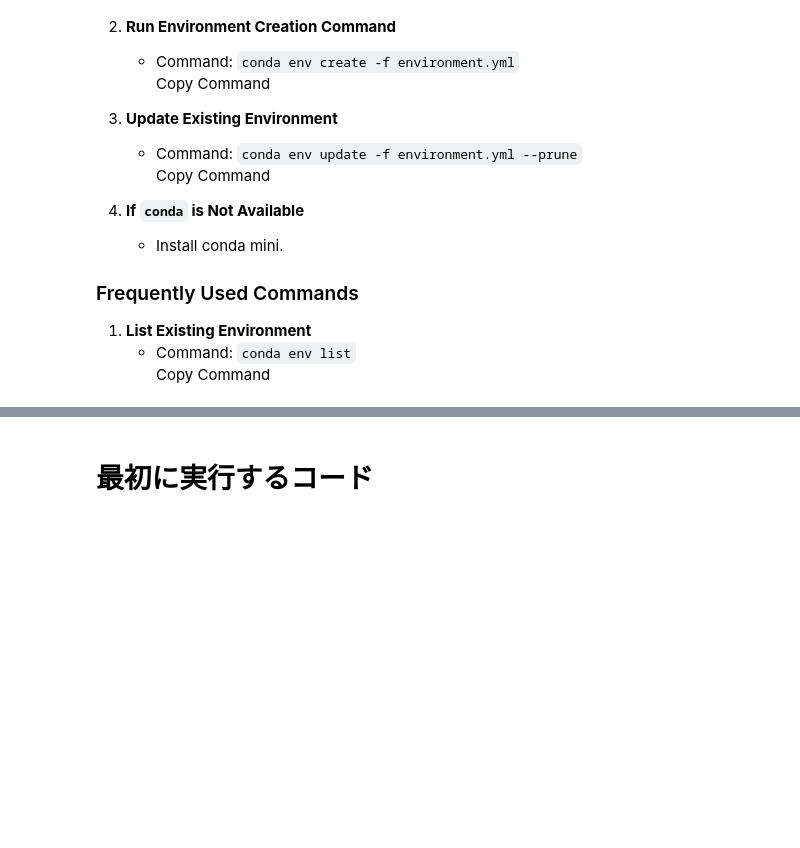
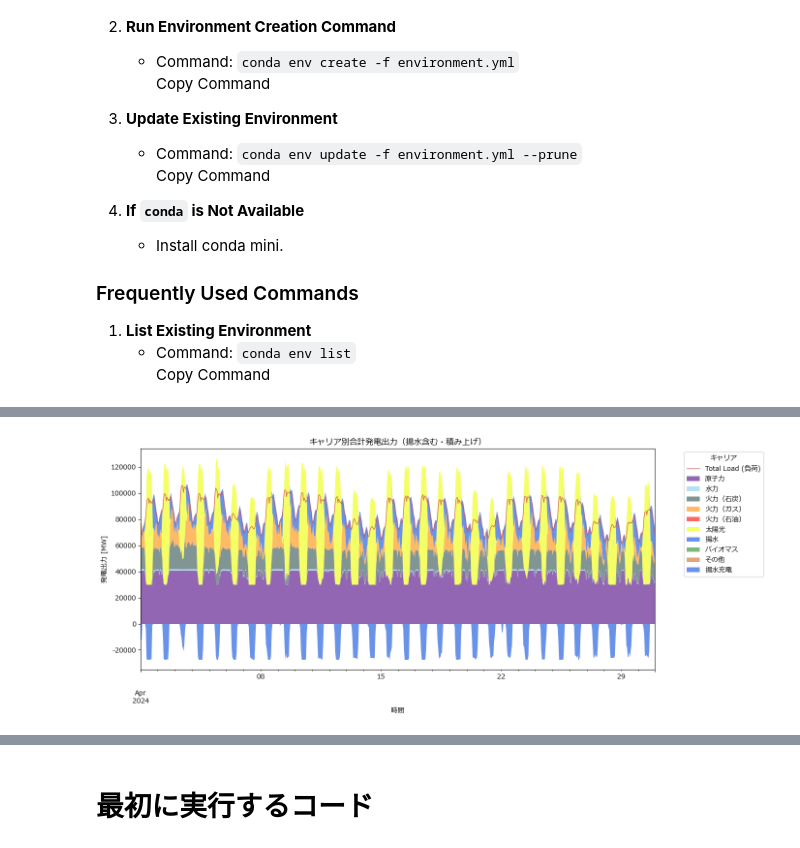
Before and after one commit to takashi-yanase/DemandSupplySimulation, a Jupyter notebook: 00 pypsa-tepsco-master-notebook.ipynb, the cells around one changed output, grey strips where cells are left out. Saved outputs shown, nothing was run; the diff lists cells and outputs as text; code cells hidden in the pictures; blank space fills up the shorter version.

```diff
--- a/00 pypsa-tepsco-master-notebook.ipynb
+++ b/00 pypsa-tepsco-master-notebook.ipynb
@@ -23,0 +26,98 @@
+# %%
+from linopy import Model
+
+# 複数年断面での最適電源構成計算
+import pypsa, os, sys, importlib, shutil, warnings, pandas as pd, numpy as np, matplotlib.pyplot as plt
+
+# モジュールインポート（既にインポートされている場合はスキップ）
+sys.path.append(os.getcwd())
+import src.preprocess_data as preprocess_data
+import src.analyze_results as analyze_results
+
+importlib.reload(preprocess_data)
+importlib.reload(analyze_results)
+warnings.filterwarnings("ignore", category=UserWarning, module="pypsa")
+
+# 出力ディレクトリ作成
+os.makedirs('complete_network', exist_ok=True)
+os.makedirs('combined_plots', exist_ok=True)
+
+# 分析対象年のリスト
+analysis_years = [2024, 2030, 2040, 2050]
+
+# 各年の需要変化率（2024年比）
+demand_changes = {
+    2024: 0,
+    2030: 10,
+    2040: 20,
+    2050: 30
+}
+
+file_name = "./data/raw/pypsa-japan-10BusModelV5.xlsx"
+
+# Ramp制約追加関数
+def add_ramp_constraints(n, snapshots):
+
+    if hasattr(n, 'links') and len(n.links) > 0:
+        links_with_ramp_up = n.links[n.links['ramp_limit_up'].notna() & (n.links['ramp_limit_up'] > 0)].index
+        if len(links_with_ramp_up) > 0:
+            p_diff = n.model["Link-p"].diff("snapshot")
+            ramp_up_limit = n.links.loc[links_with_ramp_up, 'ramp_limit_up'] * n.links.loc[links_with_ramp_up, 'p_nom']
+            n.model.add_constraints(p_diff.loc[:, links_with_ramp_up] <= ramp_up_limit, name="Link-ramp_limit_up")
+
+        links_with_ramp_down = n.links[n.links['ramp_limit_down'].notna() & (n.links['ramp_limit_down'] > 0)].index
+        if len(links_with_ramp_down) > 0:
+            p_diff = n.model["Link-p"].diff("snapshot")
+            ramp_down_limit = n.links.loc[links_with_ramp_down, 'ramp_limit_down'] * n.links.loc[links_with_ramp_down, 'p_nom']
+            n.model.add_constraints(-p_diff.loc[:, links_with_ramp_down] <= ramp_down_limit, name="Link-ramp_limit_down")
+
+# 各年について最適化実行
+results_summary = {}
+
+for year in analysis_years:
+    print(f"\n{'='*60}")
+    print(f"年次: {year}年の最適化を開始")
+    print(f"{'='*60}")
+
+    # スナップショット作成
+    snapshots = pd.date_range(f"{year}-04-01 00:00", f"{year}-04-30 23:00", freq="h")
+    snapshots = snapshots[~((snapshots.month == 2) & (snapshots.day == 29))]
+
+    # ネットワーク読み込み
+    network = pypsa.Network(file_name)
+    network.set_snapshots(snapshots)
+
+    # 需要データ読み込み
+    demand_change = demand_changes.get(year, 0)
+    preprocess_data.import_demand_data_from_network_file(network, file_name, demand_change)
+
+    # 太陽光データ読み込み
+    solar_data_file = './data/processed/solar_time_series.csv'
+    preprocess_data.SolarTimeSeriesDataSet(network, solar_data_file)
+
+    # 最適化実行
+    print(f"最適化を実行中... (需要変化率: {demand_change}%)")
+    network.optimize(solver_name='highs', extra_functionality=add_ramp_constraints)
+    print(f"✓ {year}年の最適化が完了しました。")
+
+    # 結果保存
+    network.export_to_netcdf(f'complete_network/optimized_network_{year}.nc')
+
+    # 結果サマリー保存
+    results_summary[year] = {
+        'total_cost': network.objective,
+        'total_demand': network.loads_t.p.sum().sum()
+    }
+
+    # 発電量プロット
+    analyze_results.plot_total_generation_by_carrier(network)
+
+print(f"\n{'='*60}")
+print("全年次の最適化が完了しました！")
+print(f"{'='*60}")
+
+# 結果サマリー表示
+summary_df = pd.DataFrame(results_summary).T
+print("\n結果サマリー:")
+print(summary_df)
+# %% [output]
@@ -23,0 +148 @@
+[figure, added]
```
Also changed, not shown: parts of 4 cells of this notebook.
